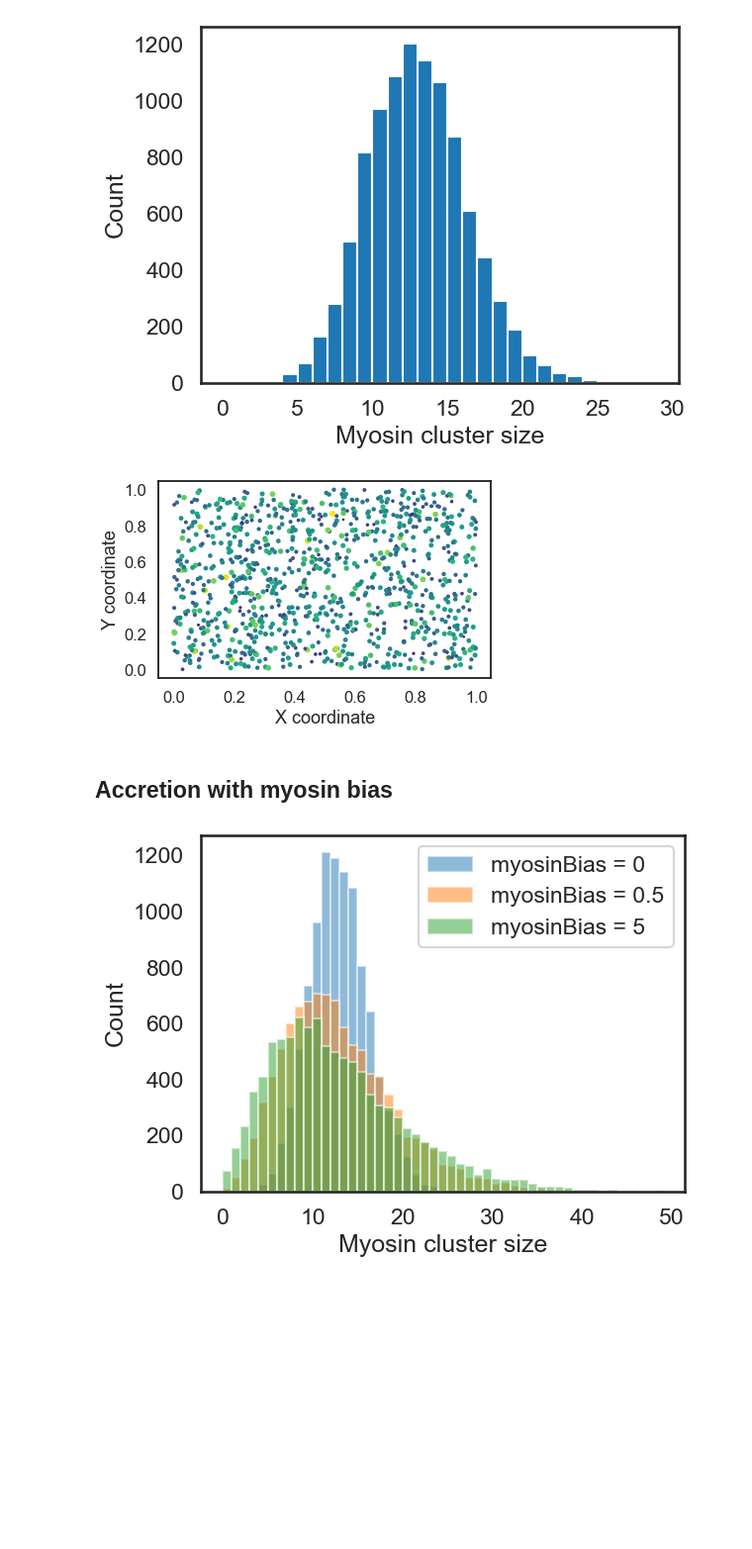
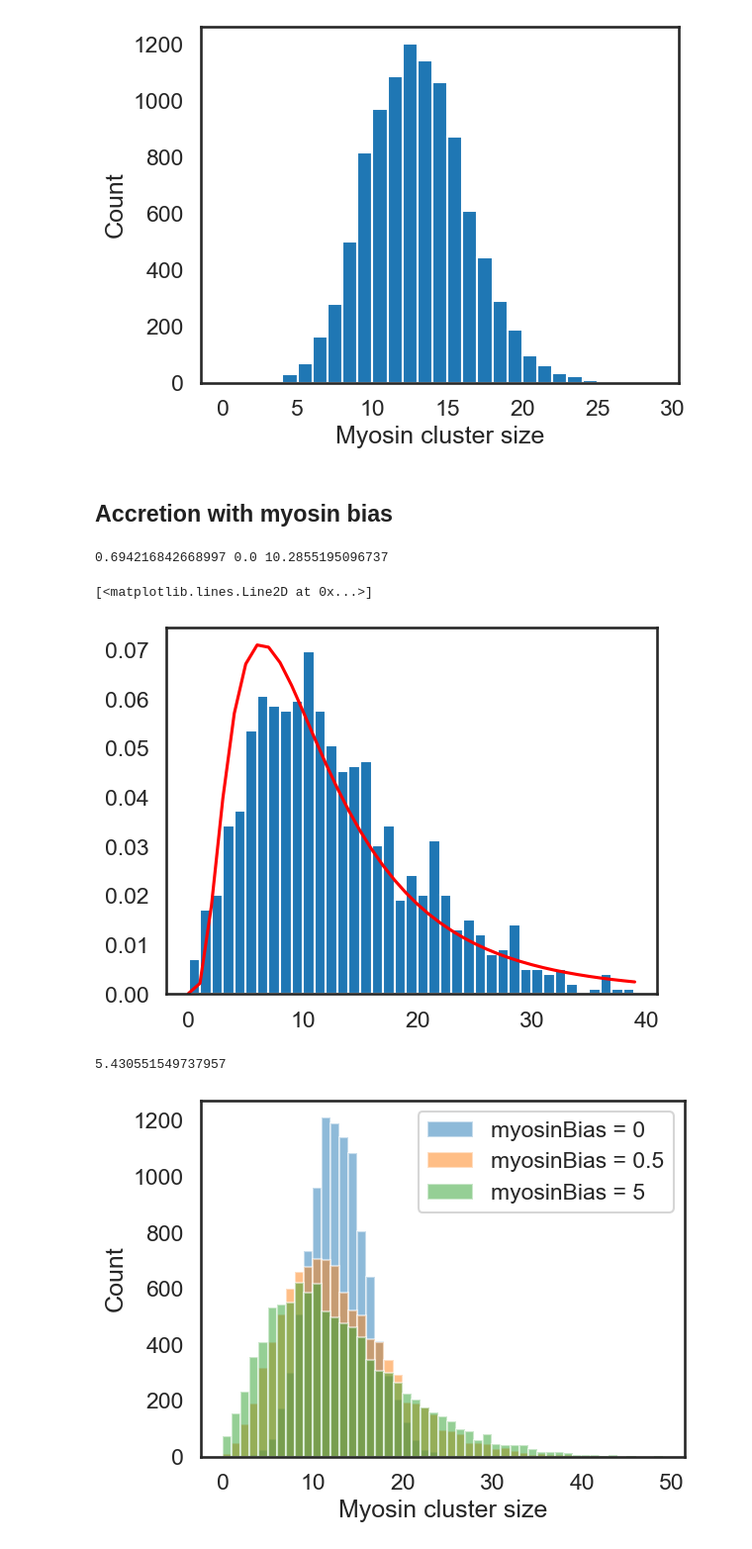
Before and after one commit to WHChou/Myosin-cluster-simulation, a Jupyter notebook: MyosinBinding_v2.ipynb, the cells around one changed output. Shown: that part at 99% size. Saved outputs shown, nothing was run; the diff lists cells and outputs as text; code cells hidden in the pictures; blank space fills up the shorter version.

```diff
--- a/MyosinBinding_v2.ipynb
+++ b/MyosinBinding_v2.ipynb
@@ -273,17 +271,46 @@ plt.tight_layout()
 #plt.savefig("myosinBinding_histogram_acBias_0_myoBias_0.png", dpi = 300)
 # %% [output]
 [figure]
-# %%
-### Visualize spatial distribution
-sns.set_style("white")
-sns.set_context("talk")
-plt.scatter(coordinates[:,0], coordinates[:,1], s = res, c = res, cmap = "viridis")
-plt.xlabel("X coordinate")
-plt.ylabel("Y coordinate")
-plt.tight_layout()
-plt.savefig("myosinBinding_map_acBias_0_myoBias_0.png", dpi = 300)
-# %% [output]
-[figure, removed]
 # %% [markdown]
 ## Accretion with myosin bias
+# %%
+numMyosin = 10000
+numGrid = 1000
+#myoCap = 1000   # Cap the number of myosin per site
+actinBiasVal = 0
+myosinBiasVal = 1
+ifsave = 0
+dwnsample = 1
+
+
+sns.set_style("white")
+sns.set_context("talk")
+plt.figure()
+
+
+# Initialize and run simulation
+ActinThick = GenActinThick('lognormal', numGrid, 1, 1)
+MyosinNum = GenMyoNum('normal', numGrid, 3, 1)
+res = runSimulation(numGrid, numMyosin, MyosinNum, ActinThick, actinBiasVal, myosinBiasVal, ifsave, dwnsample)
+
+allData = np.reshape(res, (numGrid))
+(s, loc, scale) = st.lognorm.fit(allData[allData>0], floc = 0)
+print(s, loc, scale)
+xfit = np.arange(40)
+plt.hist(allData, bins = np.arange(40), density = True)
+plt.plot(xfit, st.lognorm.pdf(xfit, s, loc, scale), c = 'red')
+
+#plt.xlabel("Myosin cluster size")
+#plt.ylabel("Count")
+#plt.legend()
+#plt.tight_layout()
+#plt.savefig("myosinBinding_histogramComp_acBias_0_mu_1_sigma_1_myoBiasComp.png", dpi = 300)
+# %% [output]
+0.694216842668997 0.0 10.2855195096737
+[<matplotlib.lines.Line2D at 0x...>]
+[figure, added]
+# %%
+print(np.exp(np.log(scale)-s**2))
+# %% [output]
+5.430551549737957
 # %%
```
Also changed, not shown: parts of 6 cells of this notebook.
